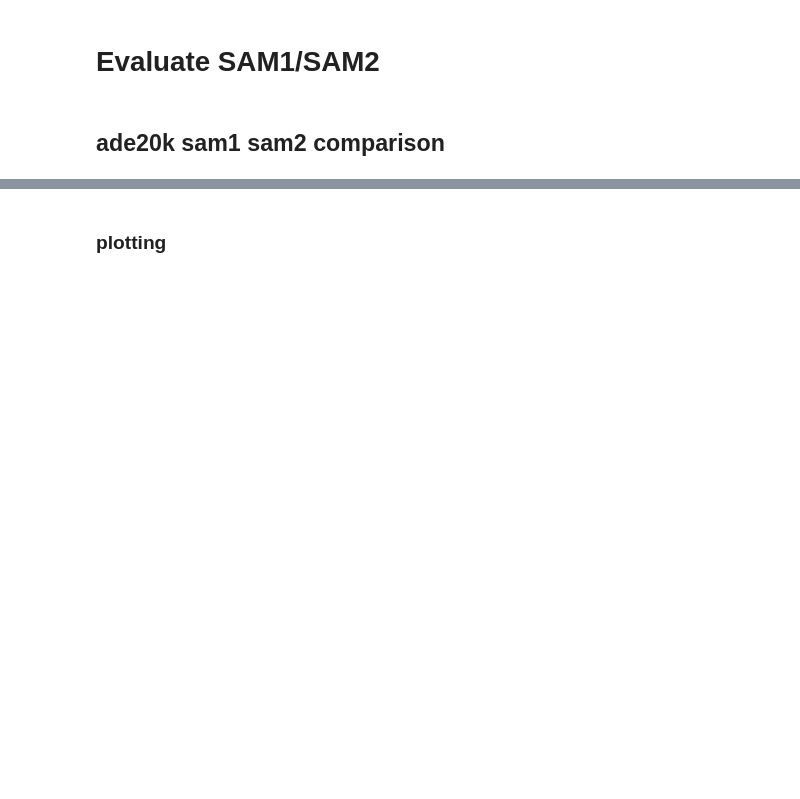
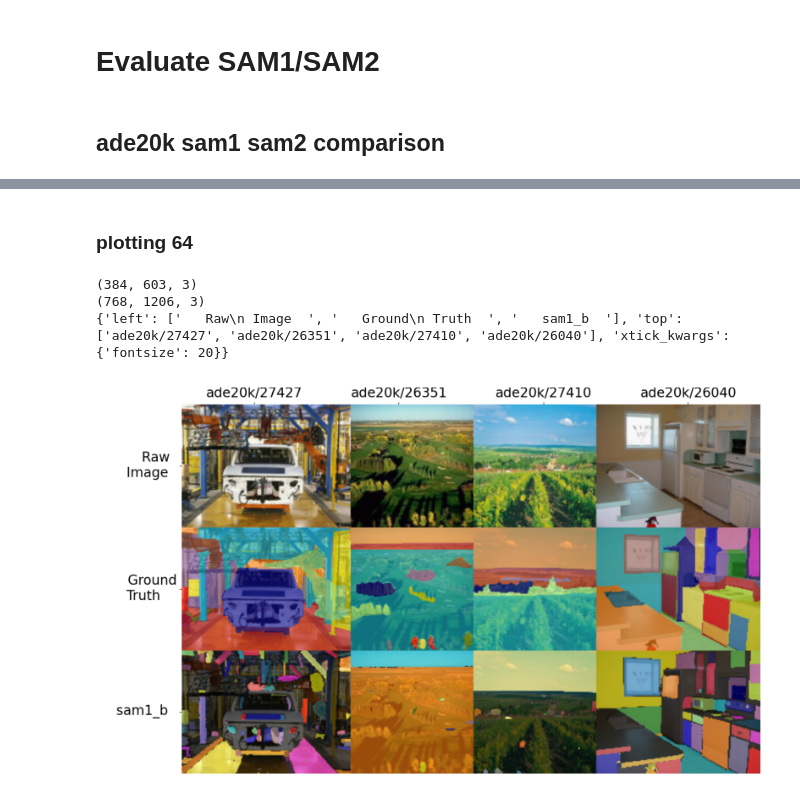
Before and after one commit to JakobLC/diffusion2, a Jupyter notebook: nice_script2.ipynb, the cells around one changed output, grey strips where cells are left out. Cells and saved outputs as stored; diff of their text form; code cells hidden in the pictures; blank space fills up the shorter version.

```diff
--- a/nice_script2.ipynb
+++ b/nice_script2.ipynb
@@ -74,5 +23,5 @@ matplotlib.use('Qt5Agg')
 # %% [markdown]
-### plotting
+### plotting 64
 # %%
 name = sam12_info["names"][0]
 save_path = f"saves/sam_eval/sam12_comp/{name}_64_ade20k.pt"
@@ -87,0 +31,11 @@ matplotlib.get_backend()
+# %%
+im = ssm.plot_qual_seg(transpose=True,add_text_axis=True,add_text_inside=True,pixel_mult=2)
+
+fig = plt.figure(figsize=(10,10))
+plt.imshow(im)
+plt.axis("off");
+# %% [output]
+(384, 603, 3)
+(768, 1206, 3)
+{'left': ['   Raw\n Image  ', '   Ground\n Truth  ', '   sam1_b  '], 'top': ['ade20k/27427', 'ade20k/26351', 'ade20k/27410', 'ade20k/26040'], 'xtick_kwargs': {'fontsize': 20}}
+[figure, added]
```
Also changed, not shown: parts of 21 cells of this notebook, 6 other files.
